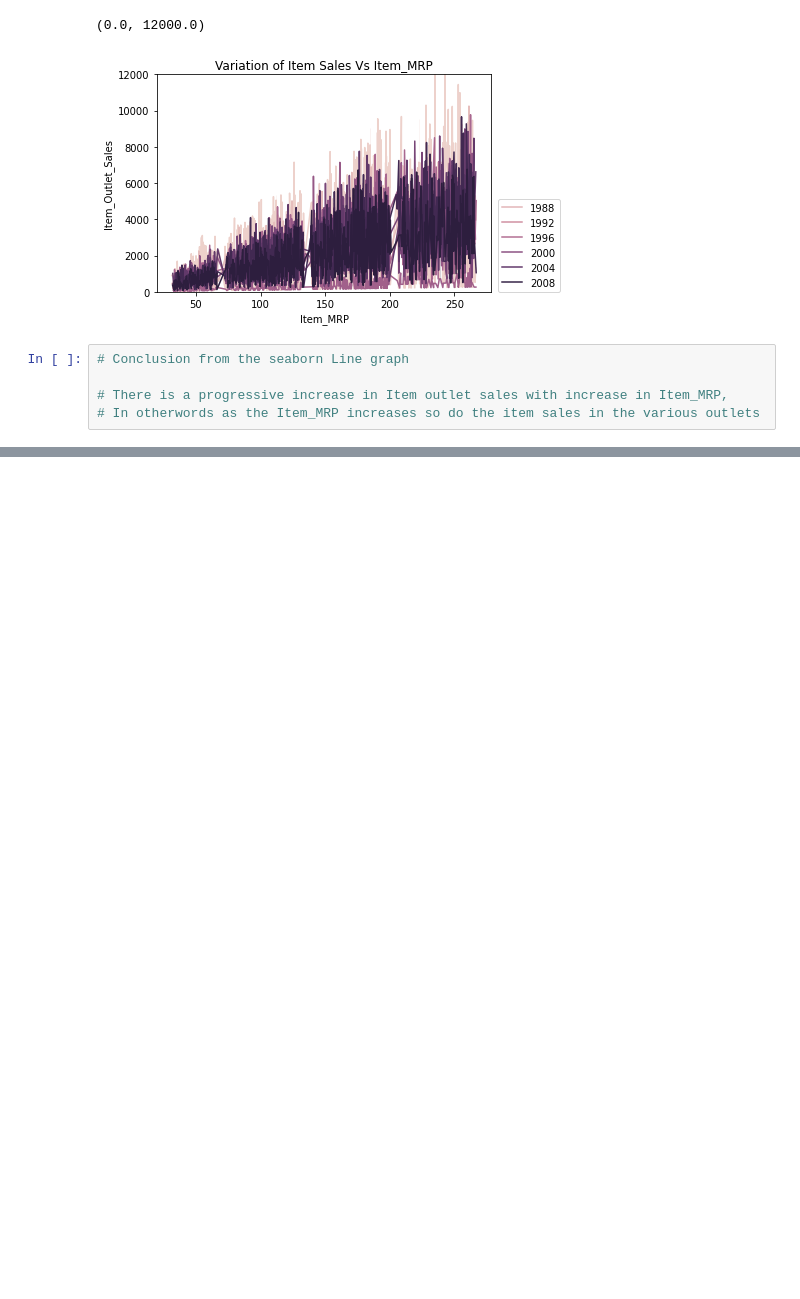
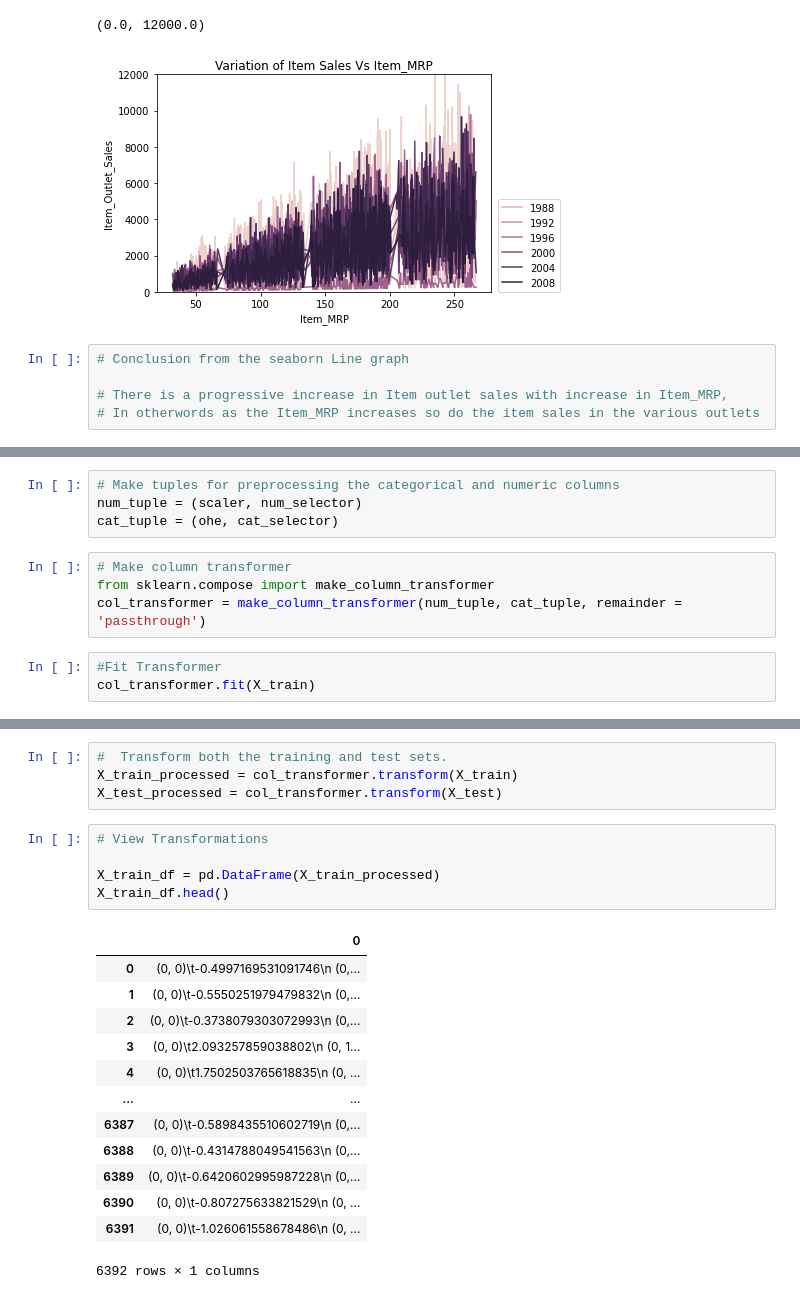
Before and after one commit to tendomart/food-sales-predictions, a Jupyter notebook: food_sales_predictions.ipynb, the cells around one changed output, grey strips where cells are left out. Saved outputs shown, nothing was run; the diff lists cells and outputs as text; blank space fills up the shorter version.

```diff
--- a/food_sales_predictions.ipynb
+++ b/food_sales_predictions.ipynb
@@ -130,0 +253,11 @@ plt.ylim(bottom=0, top=12000)
+# %%
+# Make tuples for preprocessing the categorical and numeric columns
+num_tuple = (scaler, num_selector)
+cat_tuple = (ohe, cat_selector)
+# %%
+# Make column transformer
+from sklearn.compose import make_column_transformer
+col_transformer = make_column_transformer(num_tuple, cat_tuple, remainder = 'passthrough')
+# %%
+#Fit Transformer
+col_transformer.fit(X_train)
@@ -130,0 +271,23 @@ plt.ylim(bottom=0, top=12000)
+# %%
+#  Transform both the training and test sets.
+X_train_processed = col_transformer.transform(X_train)
+X_test_processed = col_transformer.transform(X_test)
+# %%
+# View Transformations
+
+X_train_df = pd.DataFrame(X_train_processed)
+X_train_df.head()
+# %% [output]
+|  | 0 |
+| 0 | (0, 0)\t-0.4997169531091746\n (0,... |
+| 1 | (0, 0)\t-0.5550251979479832\n (0,... |
+| 2 | (0, 0)\t-0.3738079303072993\n (0,... |
+| 3 | (0, 0)\t2.093257859038802\n (0, 1... |
+| 4 | (0, 0)\t1.7502503765618835\n (0, ... |
+| ... | ... |
+| 6387 | (0, 0)\t-0.5898435510602719\n (0,... |
+| 6388 | (0, 0)\t-0.4314788049541563\n (0,... |
+| 6389 | (0, 0)\t-0.6420602995987228\n (0,... |
+| 6390 | (0, 0)\t-0.807275633821529\n (0, ... |
+| 6391 | (0, 0)\t-1.026061558678486\n (0, ... |
+6392 rows × 1 columns
```
Also changed, not shown: parts of 15 cells of this notebook.
